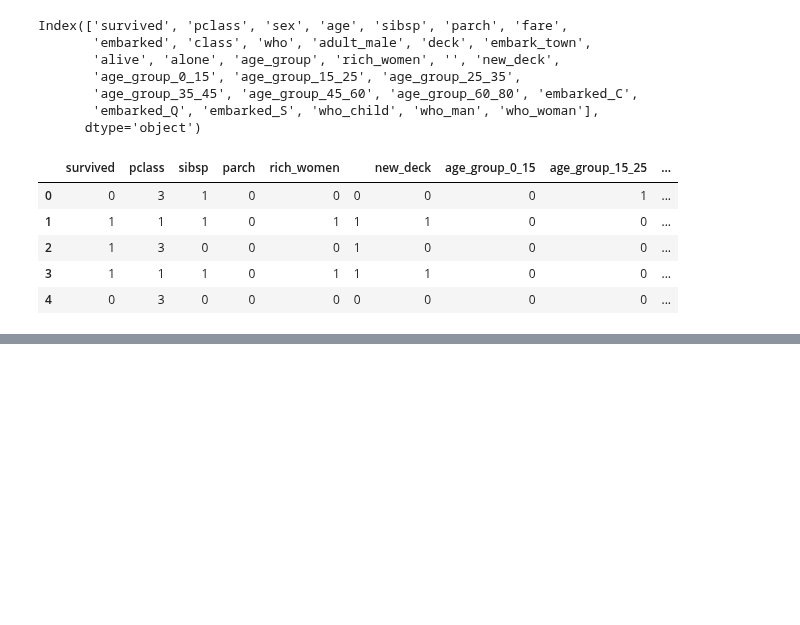
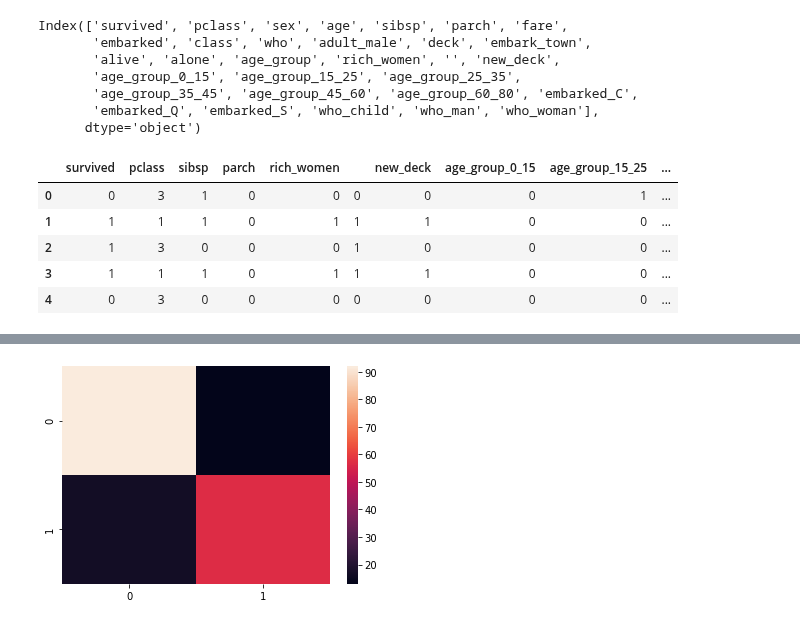
Before and after one commit to honghanhh/py40a12l2, a Jupyter notebook: lectures/lecture4/tnthanh_titanic.ipynb, the cells around one changed output, grey strips where cells are left out. Cells and saved outputs as stored; diff of their text form; code cells hidden in the pictures; blank space fills up the shorter version.

```diff
--- a/lectures/lecture4/tnthanh_titanic.ipynb
+++ b/lectures/lecture4/tnthanh_titanic.ipynb
@@ -815,0 +819,8 @@ xtrain, xtest, ytrain, ytest = train_test_split(xdata, ydata, test_size=0.2, ran
+# %%
+#sử dụng cơ chế 3 bước:
+from sklearn.linear_model import LogisticRegression
+clf = LogisticRegression()
+# %%
+clf.fit(xtrain, ytrain)
+y_pred = clf.predict(xtest)
+y_pred
@@ -815,0 +851,2 @@ xtrain, xtest, ytrain, ytest = train_test_split(xdata, ydata, test_size=0.2, ran
+# %%
+cf_matrix = confusion_matrix(ytest,y_pred)
@@ -815,0 +860,8 @@ xtrain, xtest, ytrain, ytest = train_test_split(xdata, ydata, test_size=0.2, ran
+# %%
+
+name= ['True Negative', 'False Positive', 'False Negative', 'True Positive']
+labels = np.asarray([f'{i}n\n{j}' for i,j in zip(name, cf_matrix.flatten())])
+sns.heatmap(cf_matrix)
+plt.show()
+# %% [output]
+[figure, added]
```
Also changed, not shown: parts of 10 cells of this notebook.
